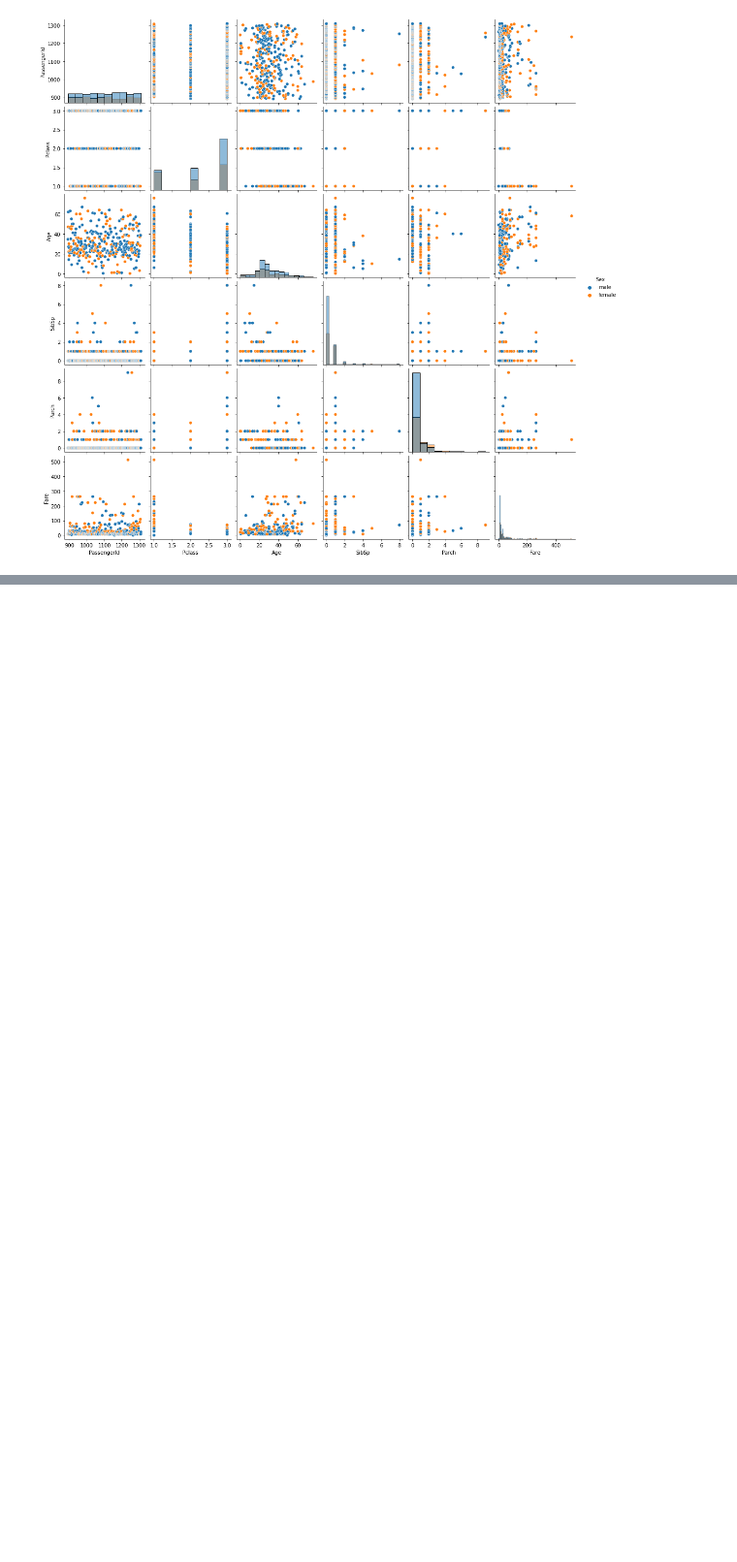
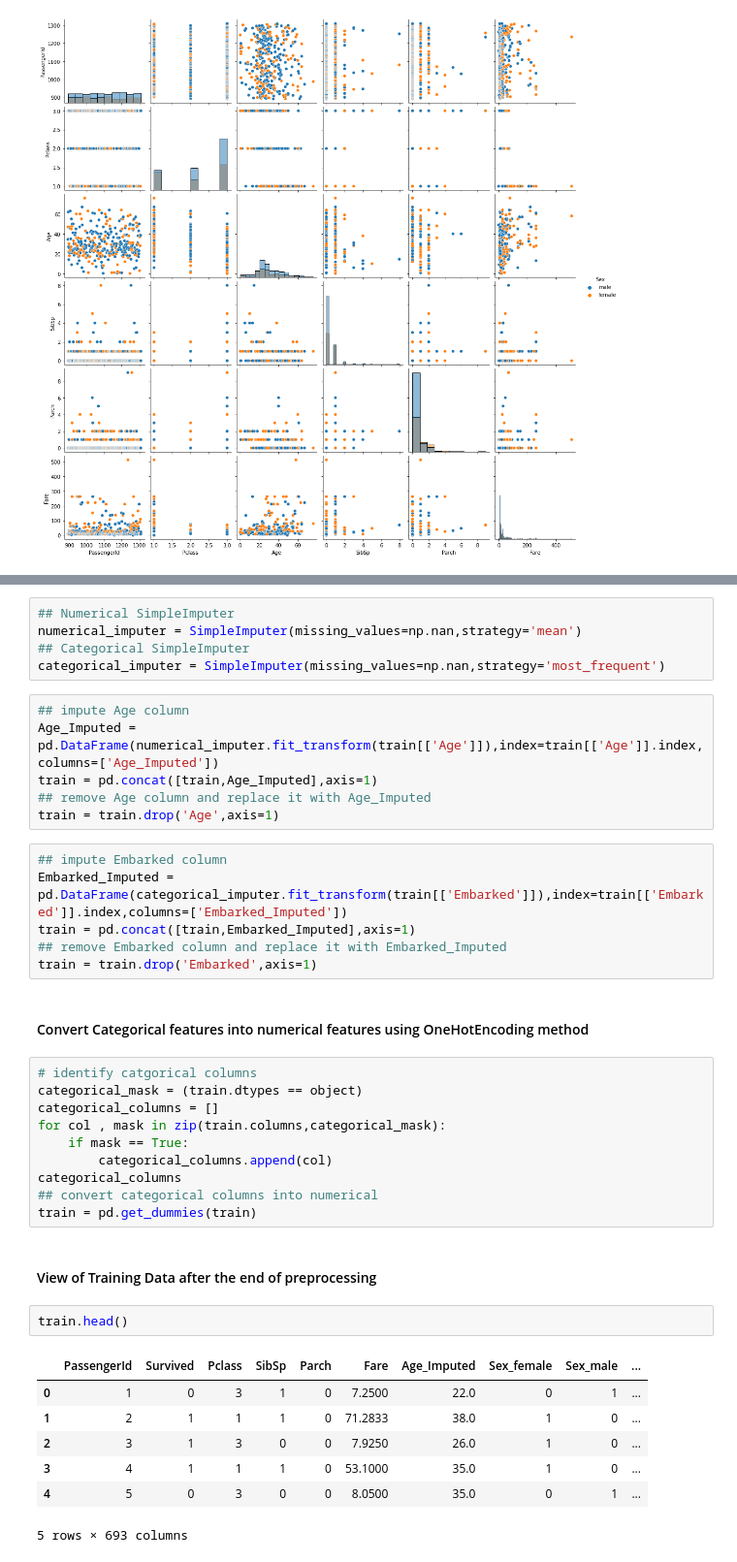
Before and after one commit to mahmodKhaled/Titanic---Machine-Learning-from-Disaster, a Jupyter notebook: Titanic.ipynb, the cells around one changed output, grey strips where cells are left out. Shown at 97% size. Cells and saved outputs as stored; diff of their text form; blank space fills up the shorter version.

```diff
--- a/Titanic.ipynb
+++ b/Titanic.ipynb
@@ -137,0 +198,41 @@ sns.pairplot(test,diag_kind='hist',hue='Sex')
+# %%
+## Numerical SimpleImputer
+numerical_imputer = SimpleImputer(missing_values=np.nan,strategy='mean')
+## Categorical SimpleImputer
+categorical_imputer = SimpleImputer(missing_values=np.nan,strategy='most_frequent')
+# %%
+## impute Age column
+Age_Imputed = pd.DataFrame(numerical_imputer.fit_transform(train[['Age']]),index=train[['Age']].index,columns=['Age_Imputed'])
+train = pd.concat([train,Age_Imputed],axis=1)
+## remove Age column and replace it with Age_Imputed
+train = train.drop('Age',axis=1)
+# %%
+## impute Embarked column
+Embarked_Imputed = pd.DataFrame(categorical_imputer.fit_transform(train[['Embarked']]),index=train[['Embarked']].index,columns=['Embarked_Imputed'])
+train = pd.concat([train,Embarked_Imputed],axis=1)
+## remove Embarked column and replace it with Embarked_Imputed
+train = train.drop('Embarked',axis=1)
+# %% [markdown]
+#### Convert Categorical features into numerical features using OneHotEncoding method
+# %%
+# identify catgorical columns
+categorical_mask = (train.dtypes == object)
+categorical_columns = []
+for col , mask in zip(train.columns,categorical_mask):
+    if mask == True:
+        categorical_columns.append(col)
+categorical_columns
+## convert categorical columns into numerical
+train = pd.get_dummies(train)
+# %% [markdown]
+#### View of Training Data after the end of preprocessing
+# %%
+train.head()
+# %% [output]
+|  | PassengerId | Survived | Pclass | SibSp | Parch | Fare | Age_Imputed | Sex_female | Sex_male | ... |
+| 0 | 1 | 0 | 3 | 1 | 0 | 7.2500 | 22.0 | 0 | 1 | ... |
+| 1 | 2 | 1 | 1 | 1 | 0 | 71.2833 | 38.0 | 1 | 0 | ... |
+| 2 | 3 | 1 | 3 | 0 | 0 | 7.9250 | 26.0 | 1 | 0 | ... |
+| 3 | 4 | 1 | 1 | 1 | 0 | 53.1000 | 35.0 | 1 | 0 | ... |
+| 4 | 5 | 0 | 3 | 0 | 0 | 8.0500 | 35.0 | 0 | 1 | ... |
+5 rows × 693 columns
```
Also changed, not shown: parts of 21 cells of this notebook.
